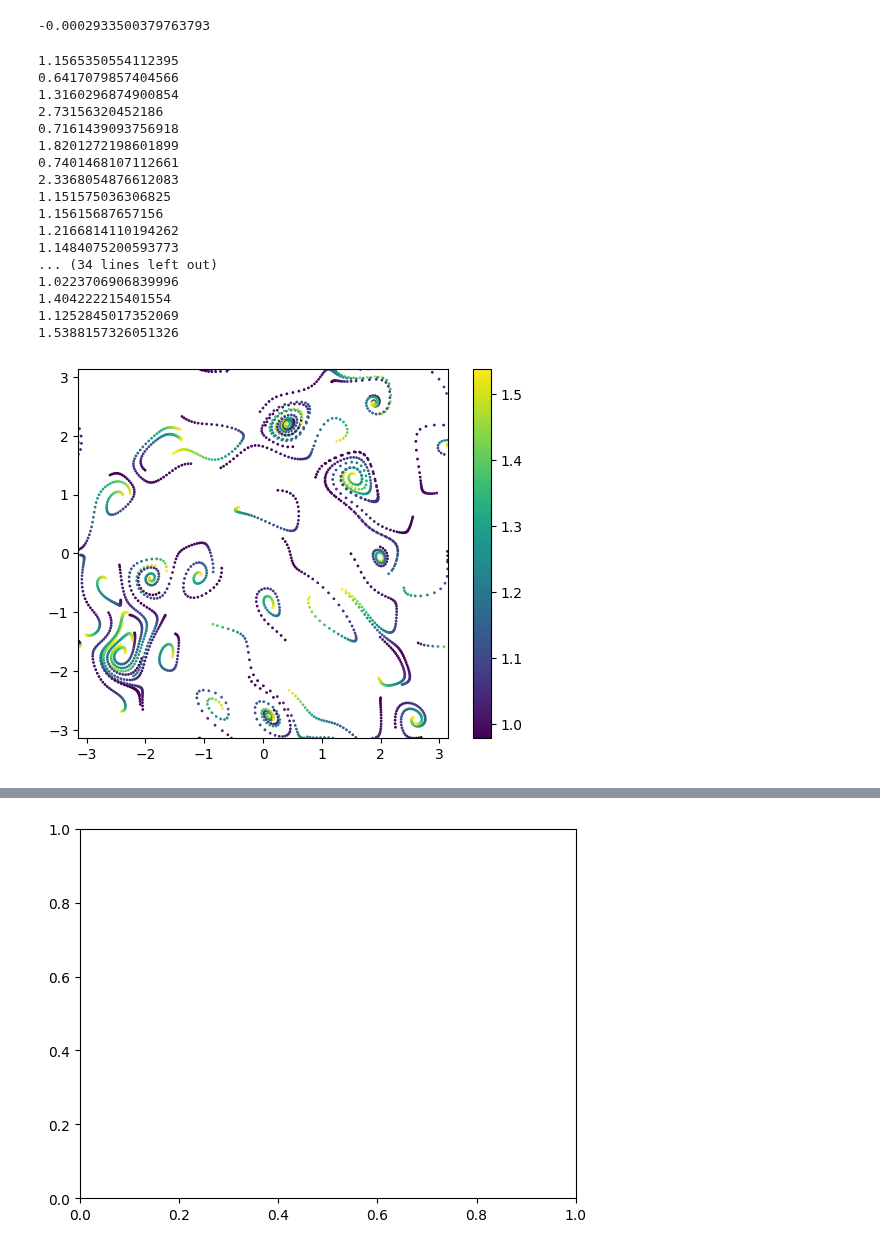
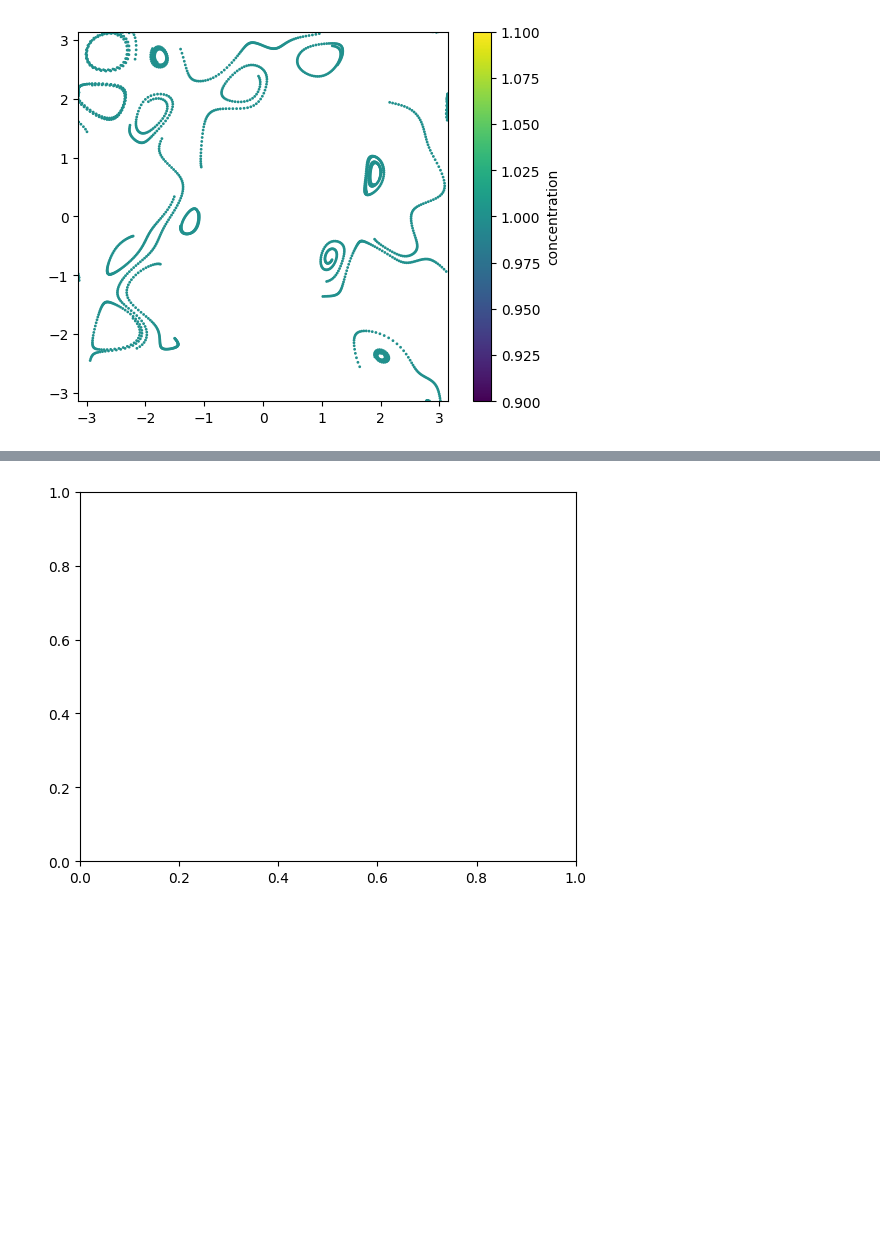
Before and after one commit to bpellow/m2rproject, a Jupyter notebook: lagrangian_integrator/testing/testing.ipynb, the cells around one changed output, grey strips where cells are left out. Cells and saved outputs as stored; diff of their text form; code cells hidden in the pictures; blank space fills up the shorter version.

```diff
--- a/lagrangian_integrator/testing/testing.ipynb
+++ b/lagrangian_integrator/testing/testing.ipynb
@@ -171,8 +171,8 @@ def f(t,pos,gamma):
 
 #modify to make psi velocity field.
 size_of_matrix = 21
-Number_of_snapshots = 81 #and check every r days
-r=1
+Number_of_snapshots = 550 #and check every r days
+r=0.1
 X = np.linspace(-np.pi, np.pi, size_of_matrix)
 Y = X
 psi = np.zeros((Number_of_snapshots, len(X), len(Y)), dtype = complex)
@@ -199,64 +199,52 @@ for a in range(Number_of_snapshots):
 #    for c in range(len(Y)):
 #       test+=np.real(negdpsidy[a,b,c])
 #print(test/(51*51*81))
-# %%
-#print(psi[0,0,6])
-avg=0
-#for a in range(Number_of_snapshots):
-for b in range(len(X)):
-    for c in range(len(Y)):
-       avg+=np.real(psi[0,b,c])
-print(avg/(51*51))
-# %% [output]
--0.0002933500379763793
 # %%
-positions = np.random.rand(50, 2)*2*np.pi
+positions = np.random.rand(20, 2)*2*np.pi
 concentrations = np.ones((1, 1))
 X=np.linspace(0, 2*np.pi, size_of_matrix)
 Y=X
-dt=1
-num_steps=50
+dt=0.5
+num_steps=100
 L=np.pi
 velocity_field = psi
 phase_field = psi
-gamma = 0.1
+gamma = 0.0
 #print(positions)
 path = integrate_particles(positions, concentrations, velocity_field, X, Y, dt, num_steps, L, phase_field, gamma, r)
 # %%
-xcoords = [path[i][0][0]-np.pi for i in range(num_steps+1)]
-ycoords = [path[i][0][1]-np.pi for i in range(num_steps+1)]
-#print(xcoords)
-#print(ycoords)
-#print(len(xcoords))
 
-#plt.plot(xcoords, ycoords)
+#print(path)
+#fig, ax = plt.subplots()
+
 #plt.scatter(xcoords, ycoords ,s=4)
+#scatters = []
 fig, ax = plt.subplots()
+
+#for i in range(len(positions)):
+#    scatter = ax.scatter([path[j][i][0]-np.pi for j in range(num_steps+1)],[path[j][i][1]-np.pi for j in range(num_steps+1)],
+#                         s=1, c=[path[j][i][2] for j in range(num_steps+1)], cmap='viridis')
+    #if i==1:
+        #fig.colorbar(scatters[0], ax=ax, label = 'Concentration')
+    #scatters.append(scatter)
+xcoords = []
+ycoords = []
+c = []
 for i in range(len(positions)):
-    plt.scatter([path[j][i][0]-np.pi for j in range(num_steps+1)],[path[j][i][1]-np.pi for j in range(num_steps+1)], s=1, c=[path[j][i][2] for j in range(num_steps+1)])
-    print([path[j][i][2] for j in range(num_steps+1)][-1])
-#plt.scatter(xcoords, ycoords, s=2)
+    xcoords= xcoords + [path[j][i][0]-np.pi for j in range(num_steps+1)]
+    ycoords = ycoords + [path[j][i][1]-np.pi for j in range(num_steps+1)]
+    c = c + [path[j][i][2] for j in range(num_steps+1)]
+
+#print((xcoords))
+#print((ycoords))
+#print(len(c))
+plt.scatter(xcoords, ycoords, c=c, s=1, cmap='viridis')
+plt.colorbar(label='concentration')
+
 plt.xlim(-np.pi, np.pi)
 plt.ylim(-np.pi, np.pi)
-plt.colorbar()
+
 plt.gca().set_aspect('equal')
 plt.show()
 # %% [output]
-1.1565350554112395
-0.6417079857404566
-1.3160296874900854
-2.73156320452186
-0.7161439093756918
-1.8201272198601899
-0.7401468107112661
-2.3368054876612083
-1.151575036306825
-1.15615687657156
-1.2166814110194262
-1.1484075200593773
-... (34 lines left out)
-1.0223706906839996
-1.404222215401554
-1.1252845017352069
-1.5388157326051326
-[figure, old version]
+[figure, new version]
```
Also changed, not shown: parts of 2 cells of this notebook, 1 other file.
